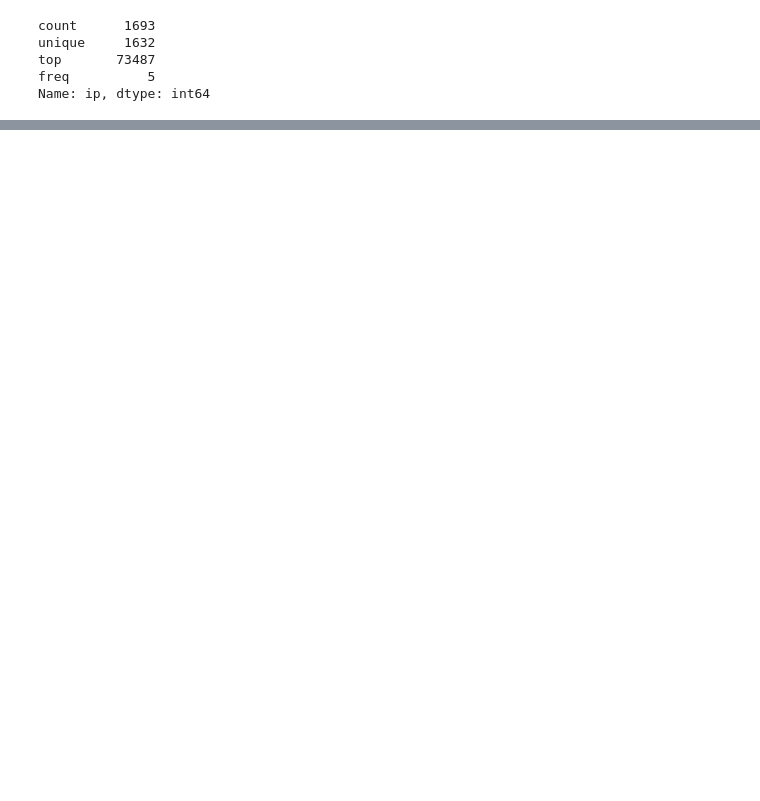
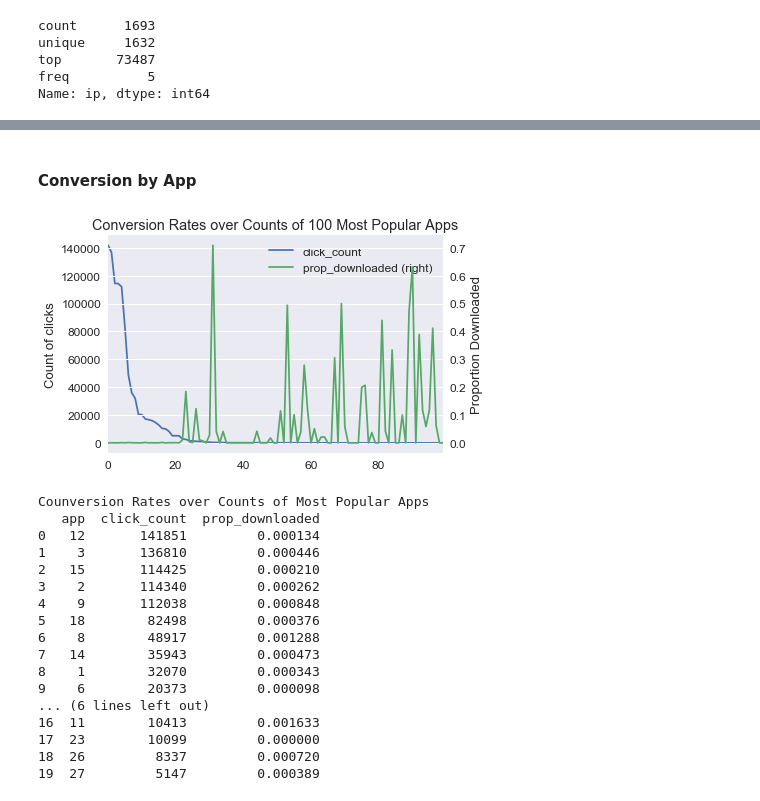
Before and after one commit to ihongChen/kaggle_AdTracking, a Jupyter notebook: src/eda.ipynb, the cells around one changed output, grey strips where cells are left out. Drawn from its saved outputs; the diff is of its cells as text; code cells hidden in the pictures; blank space fills up the shorter version.

```diff
--- a/src/eda.ipynb
+++ b/src/eda.ipynb
@@ -152,0 +191,35 @@ Name: ip, dtype: int64
+# %% [markdown]
+#### Conversion by App
+# %%
+proportion = train[['app', 'is_attributed']].groupby('app', as_index=False).mean().sort_values('is_attributed', ascending=False)
+counts = train[['app', 'is_attributed']].groupby('app', as_index=False).count().sort_values('is_attributed', ascending=False)
+merge = counts.merge(proportion, on='app', how='left')
+merge.columns = ['app', 'click_count', 'prop_downloaded']
+
+ax = merge[:100].plot(secondary_y='prop_downloaded')
+plt.title('Conversion Rates over Counts of 100 Most Popular Apps')
+ax.set(ylabel='Count of clicks')
+plt.ylabel('Proportion Downloaded')
+plt.show()
+
+print('Counversion Rates over Counts of Most Popular Apps')
+print(merge[:20])
+# %% [output]
+[figure, added]
+Counversion Rates over Counts of Most Popular Apps
+   app  click_count  prop_downloaded
+0   12       141851         0.000134
+1    3       136810         0.000446
+2   15       114425         0.000210
+3    2       114340         0.000262
+4    9       112038         0.000848
+5   18        82498         0.000376
+6    8        48917         0.001288
+7   14        35943         0.000473
+8    1        32070         0.000343
+9    6        20373         0.000098
+... (6 lines left out)
+16  11        10413         0.001633
+17  23        10099         0.000000
+18  26         8337         0.000720
+19  27         5147         0.000389
```
Also changed, not shown: parts of 6 cells of this notebook.
